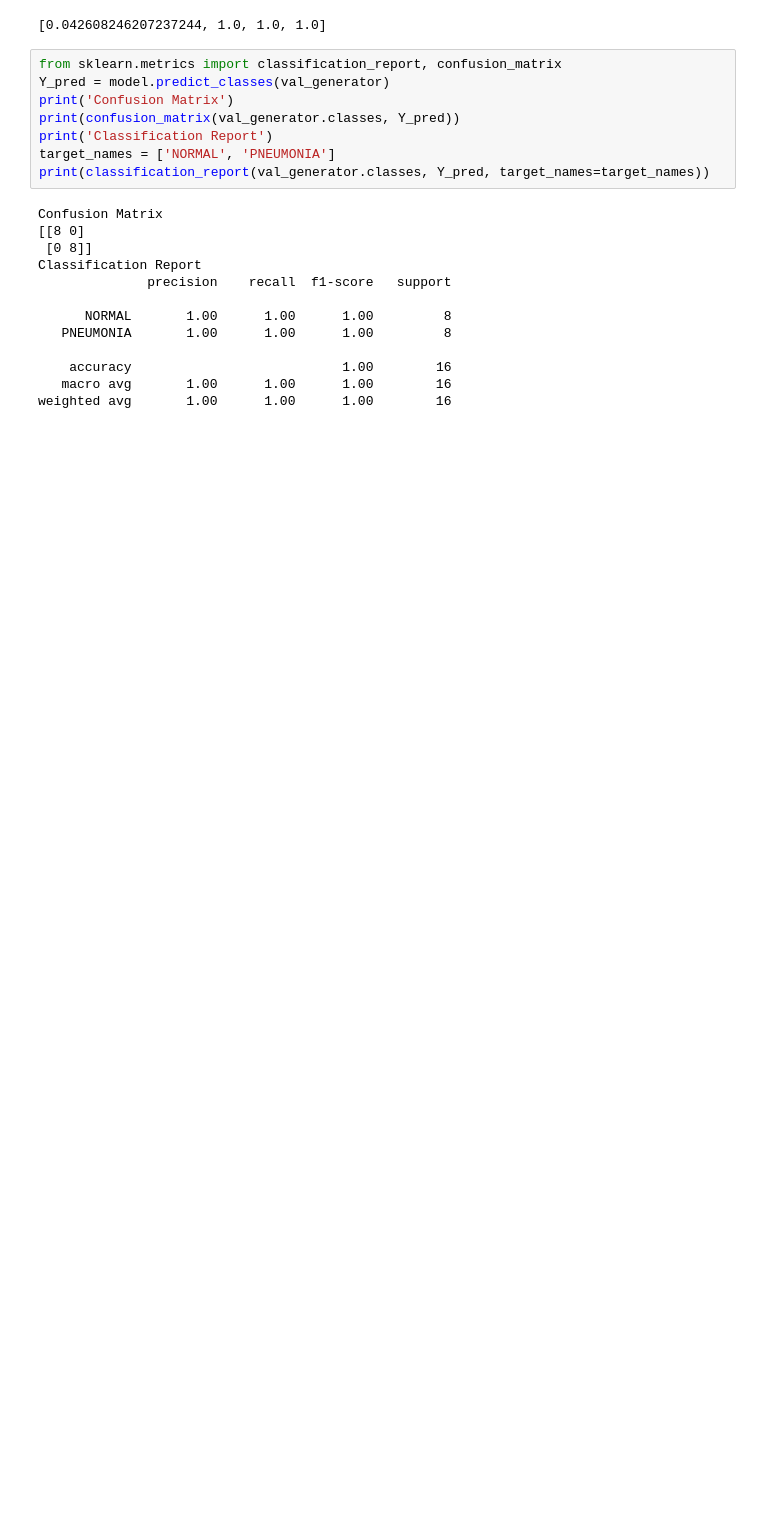
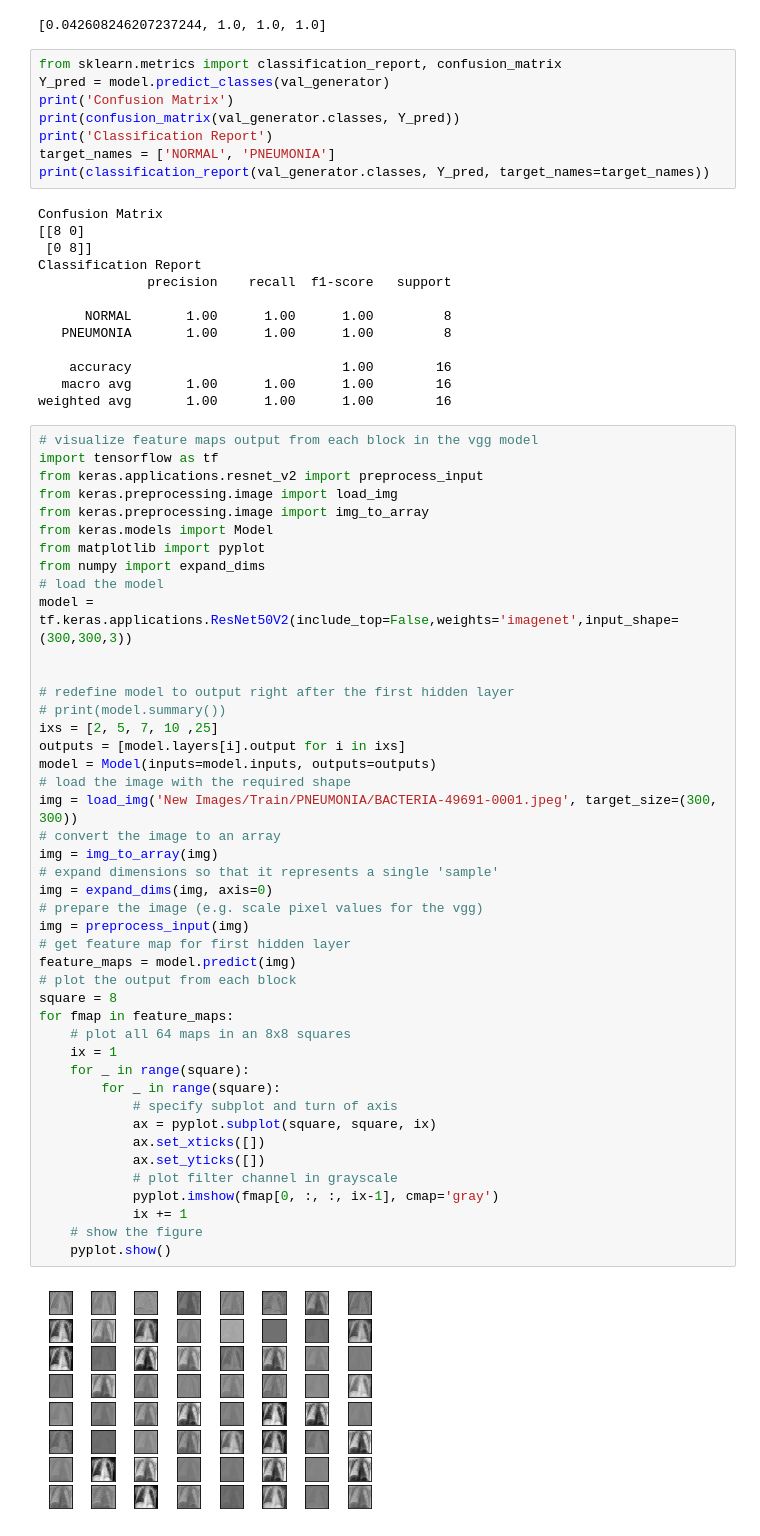
Before and after one commit to harshag24/Pneumonia-Detection, a Jupyter notebook: Pneumonia.ipynb, the cells around one changed output. Drawn from its saved outputs; the diff is of its cells as text; blank space fills up the shorter version.

Commit message:
Added Visualization for model

```diff
--- a/Pneumonia.ipynb
+++ b/Pneumonia.ipynb
@@ -280,3 +281,49 @@ Classification Report
     accuracy                           1.00        16
    macro avg       1.00      1.00      1.00        16
 weighted avg       1.00      1.00      1.00        16
+# %%
+# visualize feature maps output from each block in the vgg model
+import tensorflow as tf
+from keras.applications.resnet_v2 import preprocess_input
+from keras.preprocessing.image import load_img
+from keras.preprocessing.image import img_to_array
+from keras.models import Model
+from matplotlib import pyplot
+from numpy import expand_dims
+# load the model
+model = tf.keras.applications.ResNet50V2(include_top=False,weights='imagenet',input_shape=(300,300,3))
+
+
+# redefine model to output right after the first hidden layer
+# print(model.summary())
+ixs = [2, 5, 7, 10 ,25]
+outputs = [model.layers[i].output for i in ixs]
+model = Model(inputs=model.inputs, outputs=outputs)
+# load the image with the required shape
+img = load_img('New Images/Train/PNEUMONIA/BACTERIA-49691-0001.jpeg', target_size=(300, 300))
+# convert the image to an array
+img = img_to_array(img)
+# expand dimensions so that it represents a single 'sample'
+img = expand_dims(img, axis=0)
+# prepare the image (e.g. scale pixel values for the vgg)
+img = preprocess_input(img)
+# get feature map for first hidden layer
+feature_maps = model.predict(img)
+# plot the output from each block
+square = 8
+for fmap in feature_maps:
+	# plot all 64 maps in an 8x8 squares
+	ix = 1
+	for _ in range(square):
+		for _ in range(square):
+			# specify subplot and turn of axis
+			ax = pyplot.subplot(square, square, ix)
+			ax.set_xticks([])
+			ax.set_yticks([])
+			# plot filter channel in grayscale
+			pyplot.imshow(fmap[0, :, :, ix-1], cmap='gray')
+			ix += 1
+	# show the figure
+	pyplot.show()
+# %% [output]
+[figure, added]
```
Also changed, not shown: parts of 4 cells of this notebook.
